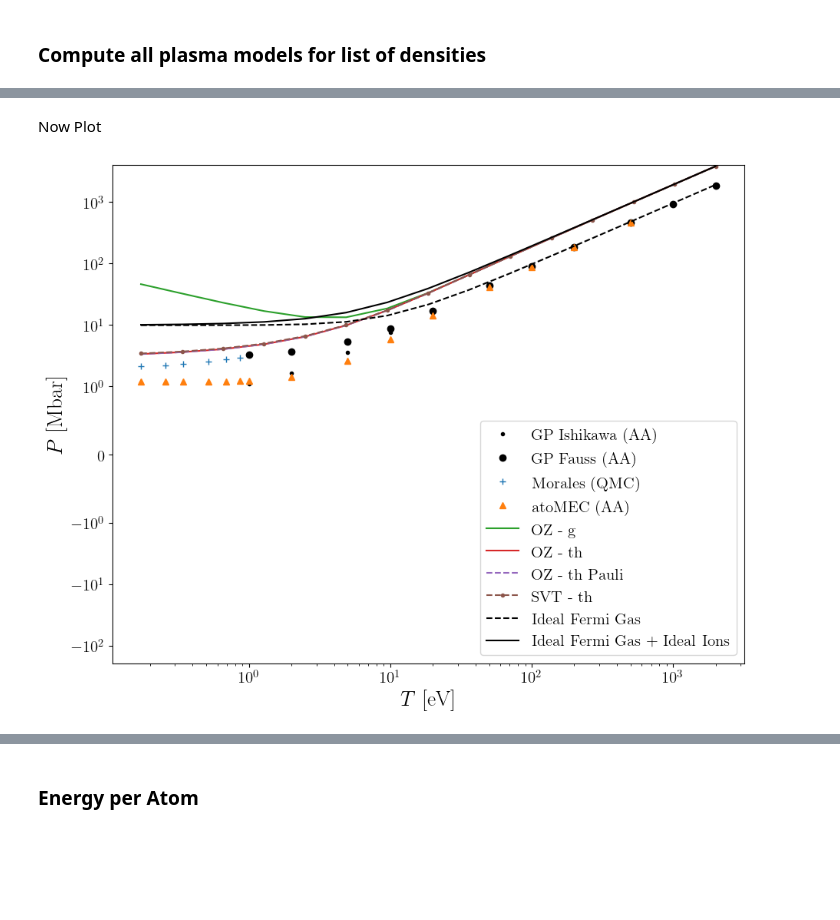
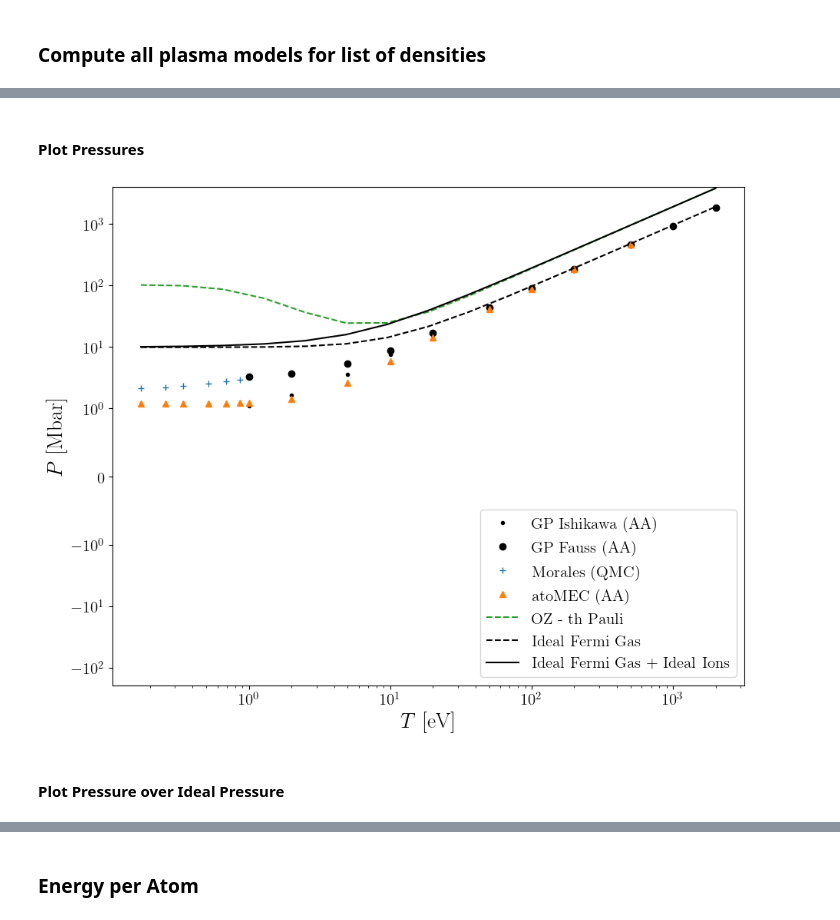
Before and after one commit to ZachAJohnson/hnc, a Jupyter notebook: benchmark_examples/George_Petrov/EOS_compare_to_Petrov_with-ions.ipynb, the cells around one changed output, grey strips where cells are left out. Drawn from its saved outputs; the diff is of its cells as text; code cells hidden in the pictures; blank space fills up the shorter version.

```diff
--- a/benchmark_examples/George_Petrov/EOS_compare_to_Petrov_with-ions.ipynb
+++ b/benchmark_examples/George_Petrov/EOS_compare_to_Petrov_with-ions.ipynb
@@ -187,19 +167,24 @@ for T_eV in Te_eV_list:
     """
     """
     #1
-    plasma = plasma1(T_eV)
-    Pe, Pi, P, E = plasma_output(plasma)
-    P_list_1.append( [Pe, Pi, P, E] )
+    # plasma = plasma1(T_eV)
+    # Pe, Pi, P, E = plasma_output(plasma)
+    # P_list_1.append( [Pe, Pi, P, E] )
     #2
-    plasma = plasma2(T_eV)
-    Pe, Pi, P, E = plasma_output(plasma)
-    P_list_2.append( [Pe, Pi, P, E] )
+    # plasma = plasma2(T_eV)
+    # Pe, Pi, P, E = plasma_output(plasma)
+    # P_list_2.append( [Pe, Pi, P, E] )
     #3
     plasma = plasma3(T_eV)
     Pe, Pi, P, E = plasma_output(plasma)
     P_list_3.append( [Pe, Pi, P, E] )
     # #4
-    plasma = plasma4(T_eV)
-    Pe, Pi, P, E = plasma_output(plasma)
-    P_list_4.append( [Pe, Pi, P, E] )
+    # plasma = plasma4(T_eV)
+    # Pe, Pi, P, E = plasma_output(plasma)
+    # P_list_4.append( [Pe, Pi, P, E] )
+
+P_list_1 = np.array(P_list_1)
+P_list_2 = np.array(P_list_2)
+P_list_3 = np.array(P_list_3)
+P_list_4 = np.array(P_list_4)
 # %% [output]
@@ -277,2 +207,0 @@ Final iter:22, Total Error: 5.709e-09
-# %% [markdown]
-Now Plot
@@ -284,5 +208,6 @@ P_list_4 = np.array(P_list_4)
+# %% [markdown]
+#### Plot Pressures
 # %%
-from hnc.hnc.misc import P_Ideal_Fermi_Gas
 
 fig, axs = plt.subplots( figsize=(10,8))
 axs = np.array([axs])
@@ -296,37 +221,39 @@ axs[0].plot(GP_Te_eV, GP_PMbar_2, 'ko', label='GP Fauss (AA)')
 axs[0].plot(Morales_TeV, Morales_PMbar, '+', label='Morales (QMC)')
 
 #Plot atoMEC data
 axs[0].plot(atoMEC_TeV, atoMEC_PMbar, '^', label='atoMEC (AA)')
 
 # Plot Pressure ratio
 p_type=2
-axs[0].plot(Te_eV_list, P_list_1[:,p_type], label=name1)
-axs[0].plot(Te_eV_list, P_list_2[:,p_type], label=name2)
+# axs[0].plot(Te_eV_list, P_list_1[:,p_type], label=name1)
+# axs[0].plot(Te_eV_list, P_list_2[:,p_type], label=name2)
 axs[0].plot(Te_eV_list, P_list_3[:,p_type],'--', label=name3)
 # axs[0].plot(Te_eV_list, P_list_3[:,0],'--', label="CMHNC - e")
 # axs[0].plot(Te_eV_list, P_list_3[:,1],'--', label="CMHNC - i")
 # axs[0].plot(Te_eV_list, P_list_3[:,2],'--', label="CMHNC - e+i")
-axs[0].plot(Te_eV_list, P_list_4[:,p_type],'--.', label=name4)
+# axs[0].plot(Te_eV_list, P_list_4[:,p_type],'--.', label=name4)
 
 # Plot Fermi Pressure
 Pe_ideal_Mbar = [P_Ideal_Fermi_Gas(Te_eV*eV_to_AU, ni_AU)*AU_to_bar/1e6 for Te_eV in Te_eV_list]
 Pi_ideal_Mbar = Ti_eV_list*eV_to_AU*ni_AU*AU_to_bar/1e6
 
 axs[0].plot(Te_eV_list, Pe_ideal_Mbar,'k--', label="Ideal Fermi Gas"  )
 axs[0].plot(Te_eV_list, Pe_ideal_Mbar + Pi_ideal_Mbar,'k-', label="Ideal Fermi Gas + Ideal Ions"  )
 
 for ax in axs:
     ax.legend(fontsize=15, loc='lower right')
     ax.set_xscale('log')
     ax.set_yscale('symlog', linthresh=1)
     # ax.set_yscale('log')
     # ax.set_ylim(0, 20)
     ax.set_ylabel(r"$P$ [Mbar]", fontsize=20)
     ax.set_xlabel(r"$T$ [eV]", fontsize=20)
     ax.tick_params(labelsize=15)
 plt.tight_layout()
 # %% [output]
-[figure, old version]
+[figure, new version]
+# %% [markdown]
+#### Plot Pressure over Ideal Pressure
 # %%
 fig, axs = plt.subplots( figsize=(10,8))
 axs = np.array([axs])
```
Also changed, not shown: parts of 20 cells of this notebook, 5 other files.
